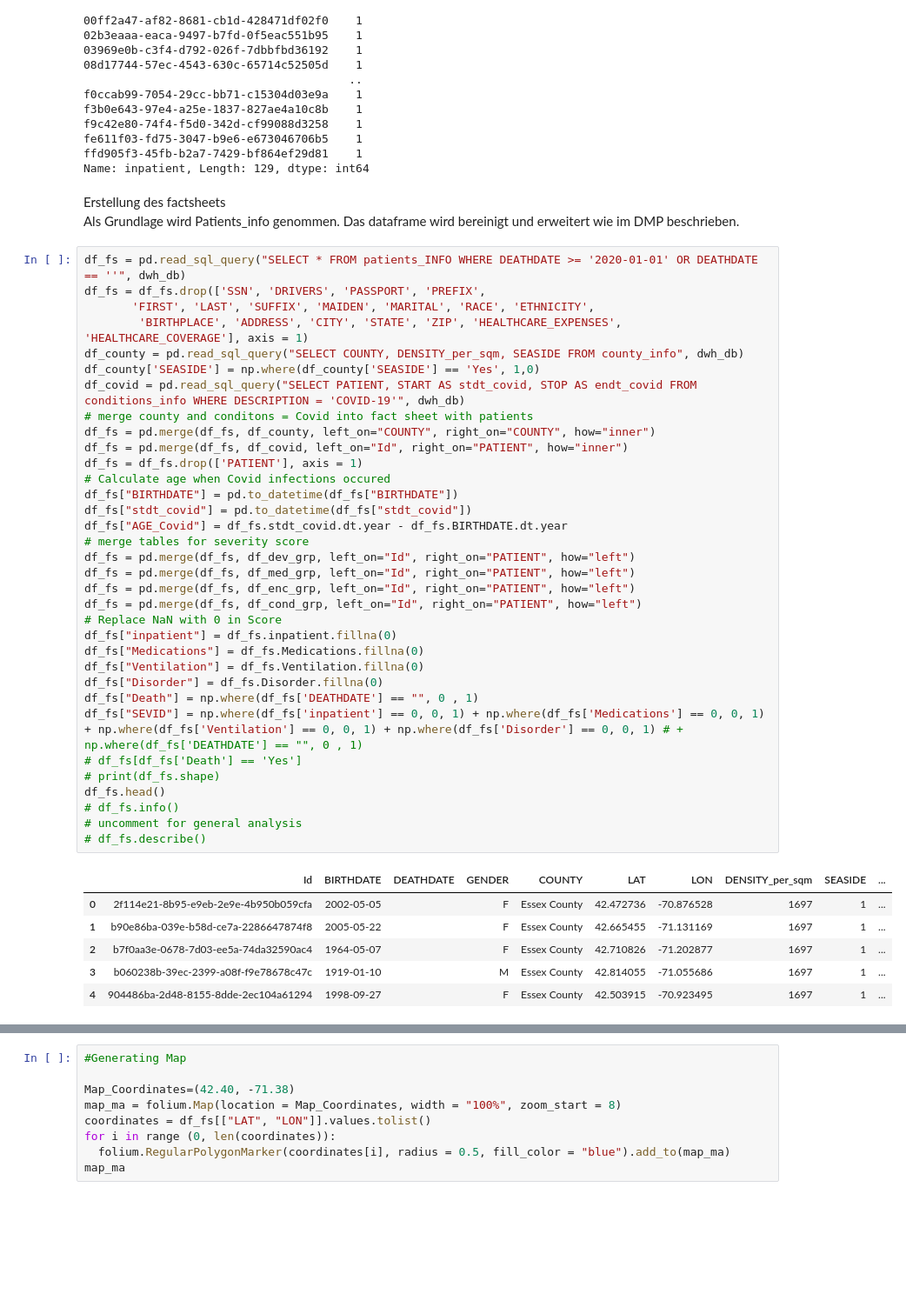
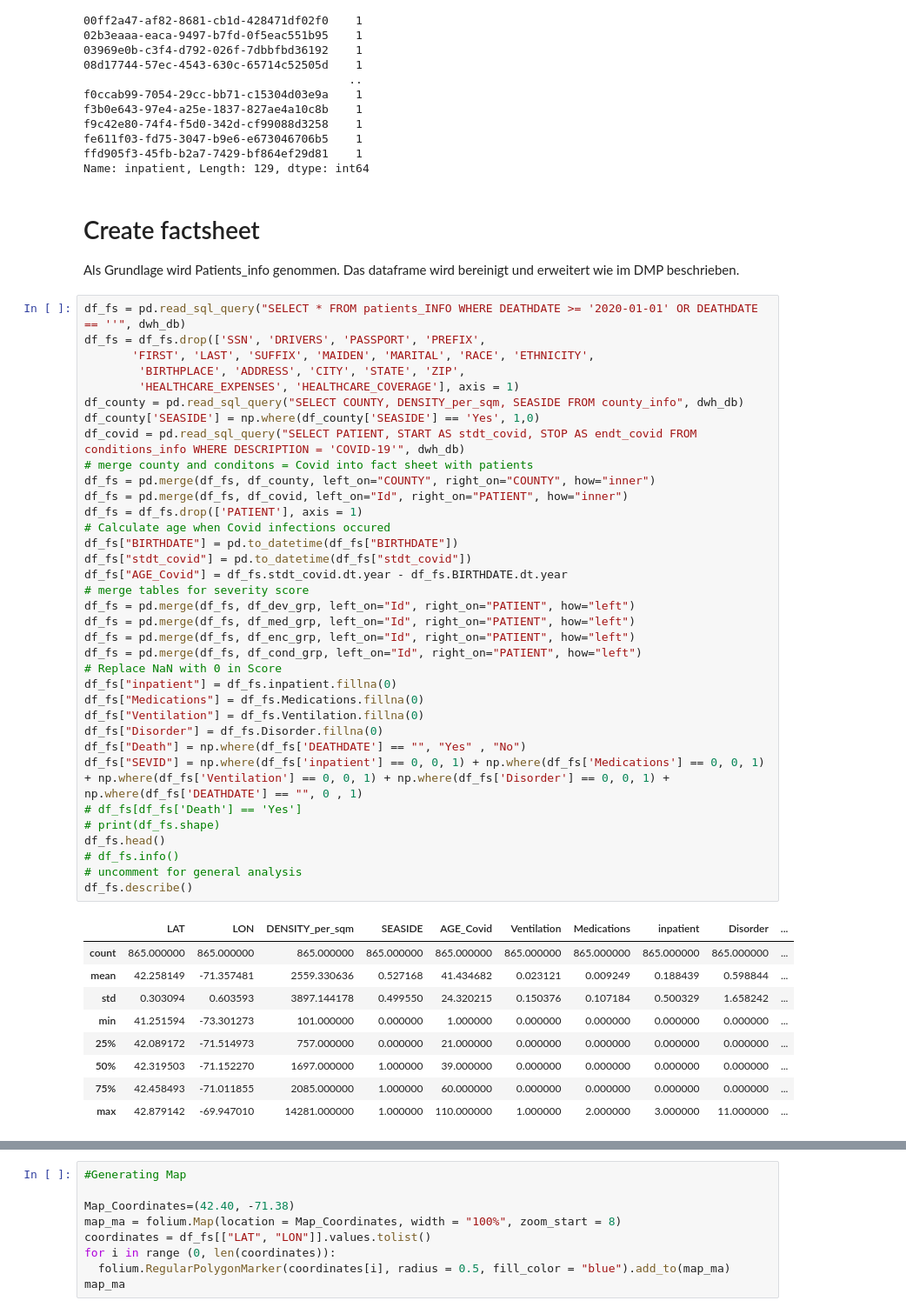
Before and after one commit to Fuenfgeld/DMA2024TeamA, a Jupyter notebook: 4_create_factsheet.ipynb, the cells around one changed output, grey strips where cells are left out. Shown at 87% size. Cells and saved outputs as stored; diff of their text form; blank space fills up the shorter version.

```diff
--- a/4_create_factsheet.ipynb
+++ b/4_create_factsheet.ipynb
@@ -183,46 +190,50 @@ fe611f03-fd75-3047-b9e6-e673046706b5    1
 ffd905f3-45fb-b2a7-7429-bf864ef29d81    1
 Name: inpatient, Length: 129, dtype: int64
 # %% [markdown]
-Erstellung des factsheets
+# Create factsheet
 Als Grundlage wird Patients_info genommen. Das dataframe wird bereinigt und erweitert wie im DMP beschrieben.
 # %%
 df_fs = pd.read_sql_query("SELECT * FROM patients_INFO WHERE DEATHDATE >= '2020-01-01' OR DEATHDATE == ''", dwh_db)
 df_fs = df_fs.drop(['SSN', 'DRIVERS', 'PASSPORT', 'PREFIX',
        'FIRST', 'LAST', 'SUFFIX', 'MAIDEN', 'MARITAL', 'RACE', 'ETHNICITY',
-        'BIRTHPLACE', 'ADDRESS', 'CITY', 'STATE', 'ZIP', 'HEALTHCARE_EXPENSES', 'HEALTHCARE_COVERAGE'], axis = 1)
+        'BIRTHPLACE', 'ADDRESS', 'CITY', 'STATE', 'ZIP',
+        'HEALTHCARE_EXPENSES', 'HEALTHCARE_COVERAGE'], axis = 1)
 df_county = pd.read_sql_query("SELECT COUNTY, DENSITY_per_sqm, SEASIDE FROM county_info", dwh_db)
 df_county['SEASIDE'] = np.where(df_county['SEASIDE'] == 'Yes', 1,0)
 df_covid = pd.read_sql_query("SELECT PATIENT, START AS stdt_covid, STOP AS endt_covid FROM conditions_info WHERE DESCRIPTION = 'COVID-19'", dwh_db)
 # merge county and conditons = Covid into fact sheet with patients
 df_fs = pd.merge(df_fs, df_county, left_on="COUNTY", right_on="COUNTY", how="inner")
 df_fs = pd.merge(df_fs, df_covid, left_on="Id", right_on="PATIENT", how="inner")
 df_fs = df_fs.drop(['PATIENT'], axis = 1)
 # Calculate age when Covid infections occured
 df_fs["BIRTHDATE"] = pd.to_datetime(df_fs["BIRTHDATE"])
 df_fs["stdt_covid"] = pd.to_datetime(df_fs["stdt_covid"])
 df_fs["AGE_Covid"] = df_fs.stdt_covid.dt.year - df_fs.BIRTHDATE.dt.year
 # merge tables for severity score
 df_fs = pd.merge(df_fs, df_dev_grp, left_on="Id", right_on="PATIENT", how="left")
 df_fs = pd.merge(df_fs, df_med_grp, left_on="Id", right_on="PATIENT", how="left")
 df_fs = pd.merge(df_fs, df_enc_grp, left_on="Id", right_on="PATIENT", how="left")
 df_fs = pd.merge(df_fs, df_cond_grp, left_on="Id", right_on="PATIENT", how="left")
 # Replace NaN with 0 in Score
 df_fs["inpatient"] = df_fs.inpatient.fillna(0)
 df_fs["Medications"] = df_fs.Medications.fillna(0)
 df_fs["Ventilation"] = df_fs.Ventilation.fillna(0)
 df_fs["Disorder"] = df_fs.Disorder.fillna(0)
-df_fs["Death"] = np.where(df_fs['DEATHDATE'] == "", 0 , 1)
-df_fs["SEVID"] = np.where(df_fs['inpatient'] == 0, 0, 1) + np.where(df_fs['Medications'] == 0, 0, 1) + np.where(df_fs['Ventilation'] == 0, 0, 1) + np.where(df_fs['Disorder'] == 0, 0, 1) # + np.where(df_fs['DEATHDATE'] == "", 0 , 1)
+df_fs["Death"] = np.where(df_fs['DEATHDATE'] == "", "Yes" , "No")
+df_fs["SEVID"] = np.where(df_fs['inpatient'] == 0, 0, 1) + np.where(df_fs['Medications'] == 0, 0, 1) + np.where(df_fs['Ventilation'] == 0, 0, 1) + np.where(df_fs['Disorder'] == 0, 0, 1) + np.where(df_fs['DEATHDATE'] == "", 0 , 1)
 # df_fs[df_fs['Death'] == 'Yes']
 # print(df_fs.shape)
 df_fs.head()
 # df_fs.info()
 # uncomment for general analysis
-# df_fs.describe()
+df_fs.describe()
 # %% [output]
-|  | Id | BIRTHDATE | DEATHDATE | GENDER | COUNTY | LAT | LON | DENSITY_per_sqm | SEASIDE | ... |
-| 0 | 2f114e21-8b95-e9eb-2e9e-4b950b059cfa | 2002-05-05 |  | F | Essex County | 42.472736 | -70.876528 | 1697 | 1 | ... |
-| 1 | b90e86ba-039e-b58d-ce7a-2286647874f8 | 2005-05-22 |  | F | Essex County | 42.665455 | -71.131169 | 1697 | 1 | ... |
-| 2 | b7f0aa3e-0678-7d03-ee5a-74da32590ac4 | 1964-05-07 |  | F | Essex County | 42.710826 | -71.202877 | 1697 | 1 | ... |
-| 3 | b060238b-39ec-2399-a08f-f9e78678c47c | 1919-01-10 |  | M | Essex County | 42.814055 | -71.055686 | 1697 | 1 | ... |
-| 4 | 904486ba-2d48-8155-8dde-2ec104a61294 | 1998-09-27 |  | F | Essex County | 42.503915 | -70.923495 | 1697 | 1 | ... |
+|  | LAT | LON | DENSITY_per_sqm | SEASIDE | AGE_Covid | Ventilation | Medications | inpatient | Disorder | ... |
+| count | 865.000000 | 865.000000 | 865.000000 | 865.000000 | 865.000000 | 865.000000 | 865.000000 | 865.000000 | 865.000000 | ... |
+| mean | 42.258149 | -71.357481 | 2559.330636 | 0.527168 | 41.434682 | 0.023121 | 0.009249 | 0.188439 | 0.598844 | ... |
+| std | 0.303094 | 0.603593 | 3897.144178 | 0.499550 | 24.320215 | 0.150376 | 0.107184 | 0.500329 | 1.658242 | ... |
+| min | 41.251594 | -73.301273 | 101.000000 | 0.000000 | 1.000000 | 0.000000 | 0.000000 | 0.000000 | 0.000000 | ... |
+| 25% | 42.089172 | -71.514973 | 757.000000 | 0.000000 | 21.000000 | 0.000000 | 0.000000 | 0.000000 | 0.000000 | ... |
+| 50% | 42.319503 | -71.152270 | 1697.000000 | 1.000000 | 39.000000 | 0.000000 | 0.000000 | 0.000000 | 0.000000 | ... |
+| 75% | 42.458493 | -71.011855 | 2085.000000 | 1.000000 | 60.000000 | 0.000000 | 0.000000 | 0.000000 | 0.000000 | ... |
+| max | 42.879142 | -69.947010 | 14281.000000 | 1.000000 | 110.000000 | 1.000000 | 2.000000 | 3.000000 | 11.000000 | ... |
```
Also changed, not shown: parts of 8 cells of this notebook.
